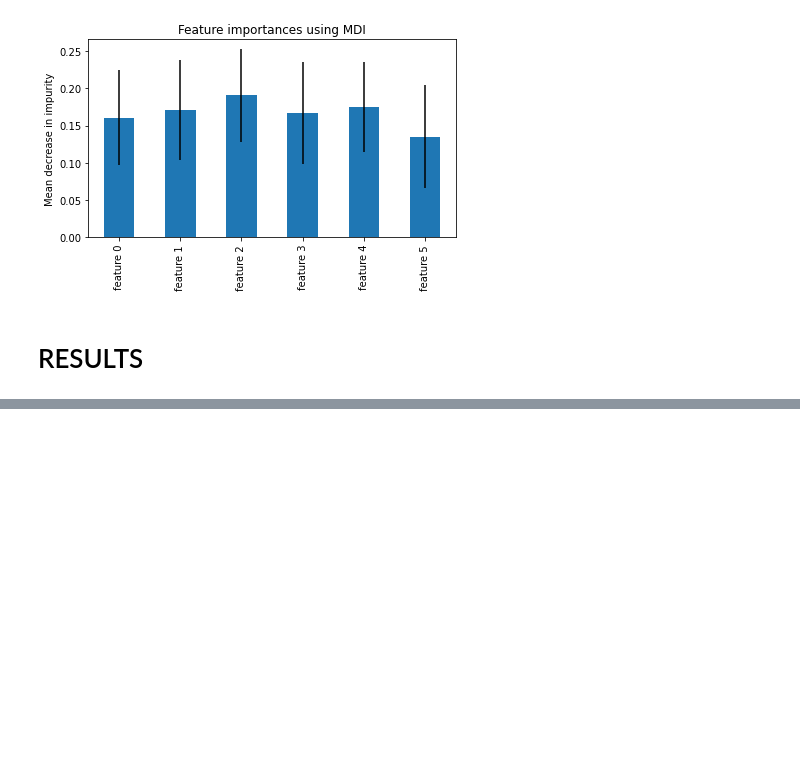
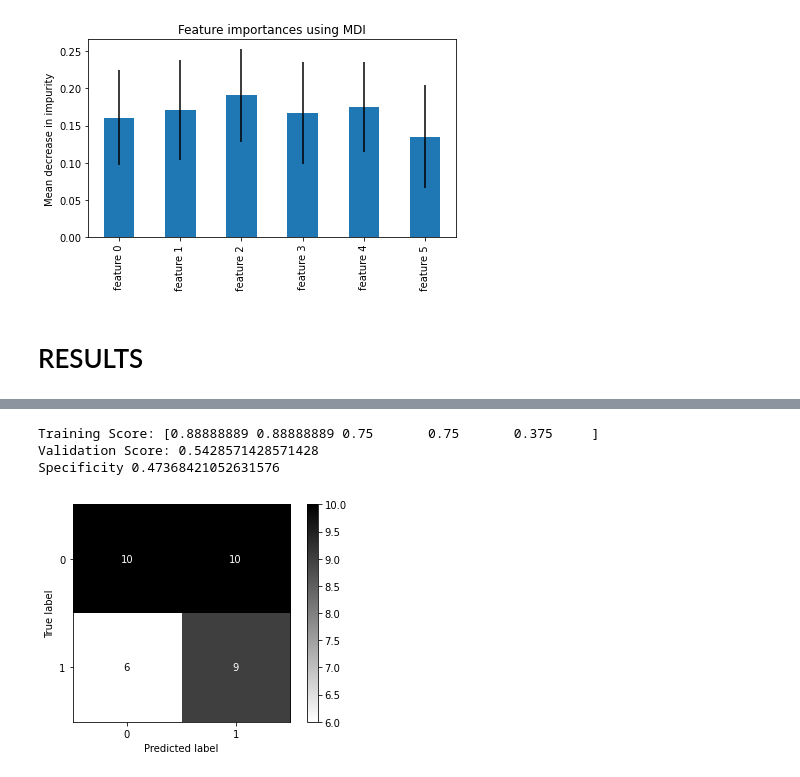
Before and after one commit to angeljcarrillo/LLMCRXDXT9dxq09b, a Jupyter notebook: LR.ipynb, the cells around one changed output, grey strips where cells are left out. Saved outputs shown, nothing was run; the diff lists cells and outputs as text; code cells hidden in the pictures; blank space fills up the shorter version.

```diff
--- a/LR.ipynb
+++ b/LR.ipynb
@@ -210,0 +260,16 @@ RandomForestClassifier(max_depth=3, random_state=0)
+# %%
+# SECOND MODEL XGBClassifieR
+clf1 = GradientBoostingClassifier(n_estimators=50, learning_rate=1.0,max_depth=5, random_state=0)
+print('Training Score:',cross_val_score(clf1, X_train, y_train, cv=5, scoring='recall'))
+
+clf1.fit(X_train, y_train)
+print('Validation Score:',clf1.score(X_test, y_test))
+y_pred1 = clf1.predict(X_test)
+matrix1=confusion_matrix(y_test, y_pred1)
+plot_confusion_matrix(clf1, X_test, y_test, cmap='gray_r')
+print('Specificity',matrix1[1,1]/(matrix1[1,1]+matrix1[0,1]))#Specificity (true negatives / all actual negatives) =T
+# %% [output]
+Training Score: [0.88888889 0.88888889 0.75       0.75       0.375     ]
+Validation Score: 0.5428571428571428
+Specificity 0.47368421052631576
+[figure, added]
```
Also changed, not shown: parts of 16 cells of this notebook.
